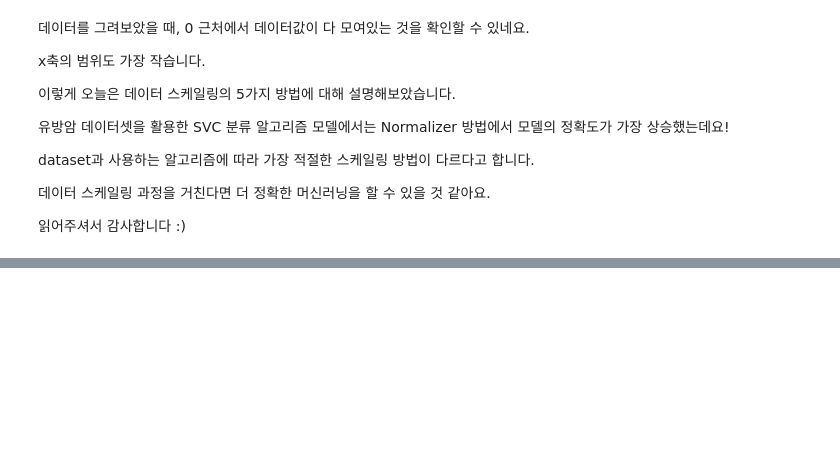
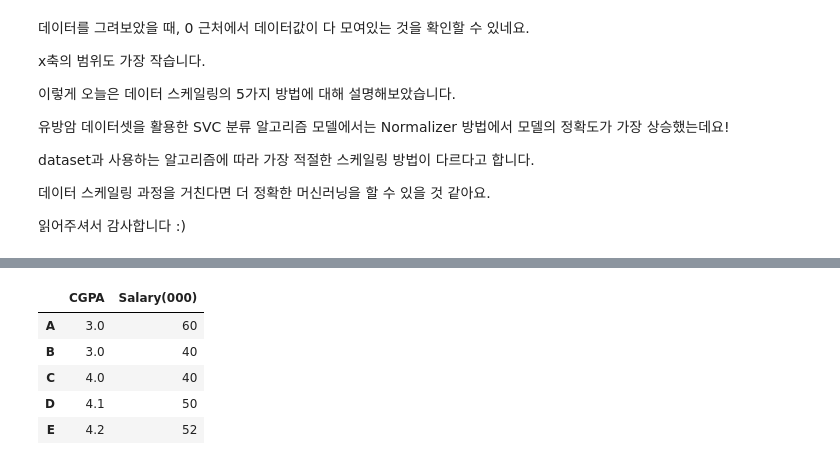
Before and after one commit to gogiri/tutoring, a Jupyter notebook: 8_스케일링.ipynb, the cells around one changed output, grey strips where cells are left out. Saved outputs shown, nothing was run; the diff lists cells and outputs as text; code cells hidden in the pictures; blank space fills up the shorter version.

```diff
--- a/8_스케일링.ipynb
+++ b/8_스케일링.ipynb
@@ -325,0 +334,13 @@ dataset과 사용하는 알고리즘에 따라 가장 적절한 스케일링 방
+# %%
+data = {'CGPA': [3.0, 3.0, 4.0, 4.1, 4.2],
+       'Salary(000)': [60, 40, 40, 50, 52]}
+
+df = pd.DataFrame(data, index=['A', 'B', 'C', 'D', 'E'])
+df
+# %% [output]
+|  | CGPA | Salary(000) |
+| A | 3.0 | 60 |
+| B | 3.0 | 40 |
+| C | 4.0 | 40 |
+| D | 4.1 | 50 |
+| E | 4.2 | 52 |
```
Also changed, not shown: parts of 7 cells of this notebook.
